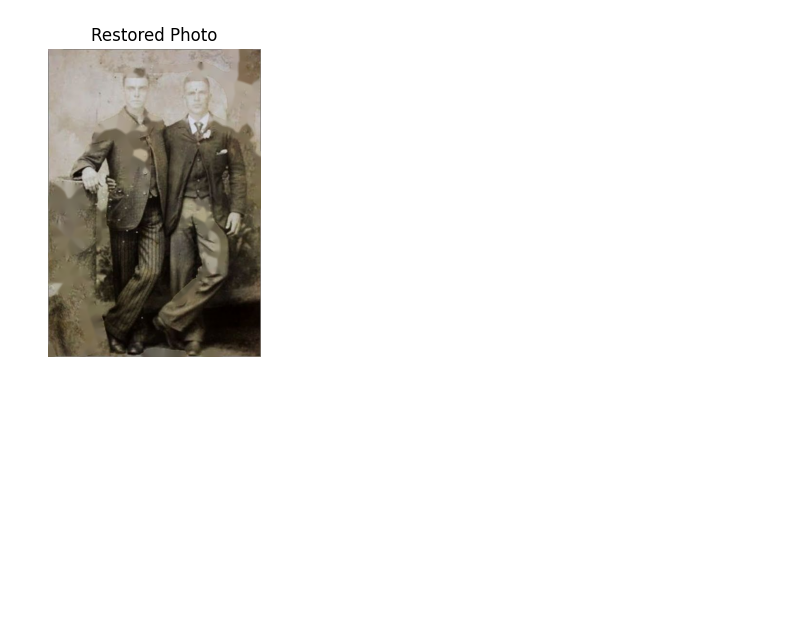
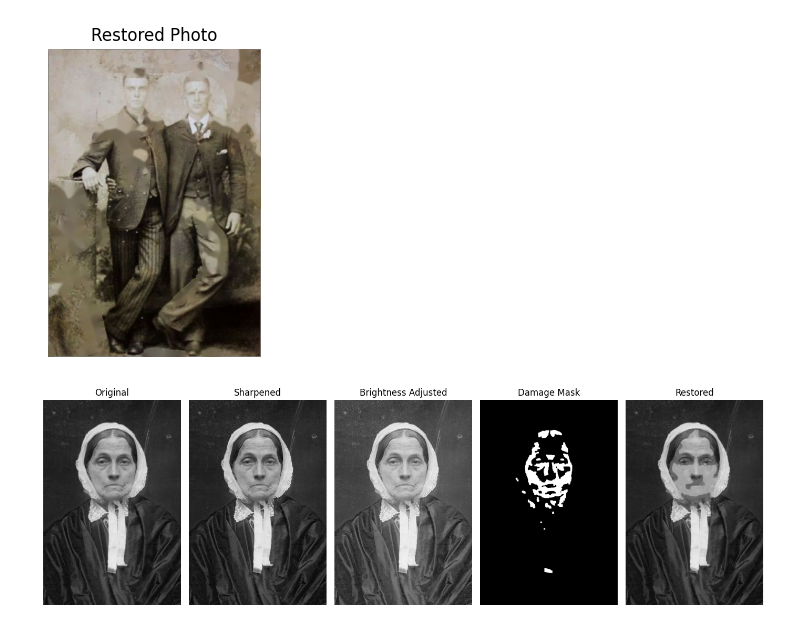
Before and after one commit to Image-Processing-Photo-Restoration/Photo-Restoration, a Jupyter notebook: photo-restore.ipynb, the cells around one changed output. Drawn from its saved outputs; the diff is of its cells as text; code cells hidden in the pictures; blank space fills up the shorter version.

```diff
--- a/photo-restore.ipynb
+++ b/photo-restore.ipynb
@@ -146,6 +146,10 @@ def colour_correction(photo):
 
     return final_img
 
+def denoise_image(photo):
+    denoised_img = cv2.fastNlMeansDenoisingColored(photo, None, 5, 5, 7, 21)
+    return denoised_img
+
 
 def show_results(original, sharp, brightened, damage_mask, restored):
     """This function displays five images in one figure using matplotlib."""
@@ -170,30 +174,32 @@ def show_results(original, sharp, brightened, damage_mask, restored):
     plt.imshow(damage_mask, cmap='gray')
     plt.title("Damage Mask")
     plt.axis('off')
 
     plt.subplot(1, 5, 5)
     plt.imshow(cv2.cvtColor(restored, cv2.COLOR_BGR2RGB))
     plt.title("Restored")
     plt.axis('off')
 
     plt.tight_layout()
     plt.show()
 
 
 def show_image(title, img_bgr):
     img_rgb = cv2.cvtColor(img_bgr, cv2.COLOR_BGR2RGB)
     plt.figure(figsize=(6, 4))
     plt.title(title)
     plt.imshow(img_rgb)
     plt.axis('off')
     plt.show()
 
 
 # main processing pipeline
 photo = cv2.imread('sample-photos/old_photo_01.jpg')
 
 sharp = sharpen_image(photo)
 brightened = adjust_brightness(sharp)
 damage_mask, restored = masking(photo)
 
 show_results(photo, sharp, brightened, damage_mask, restored)
+# %% [output]
+[figure, added]
```
Also changed, not shown: 1 other file.
